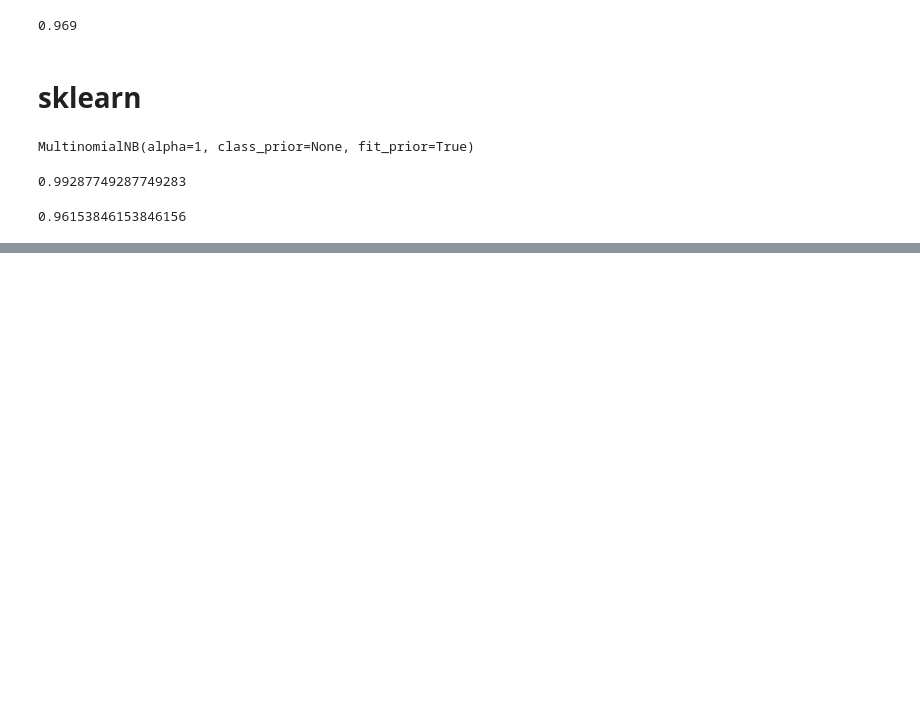
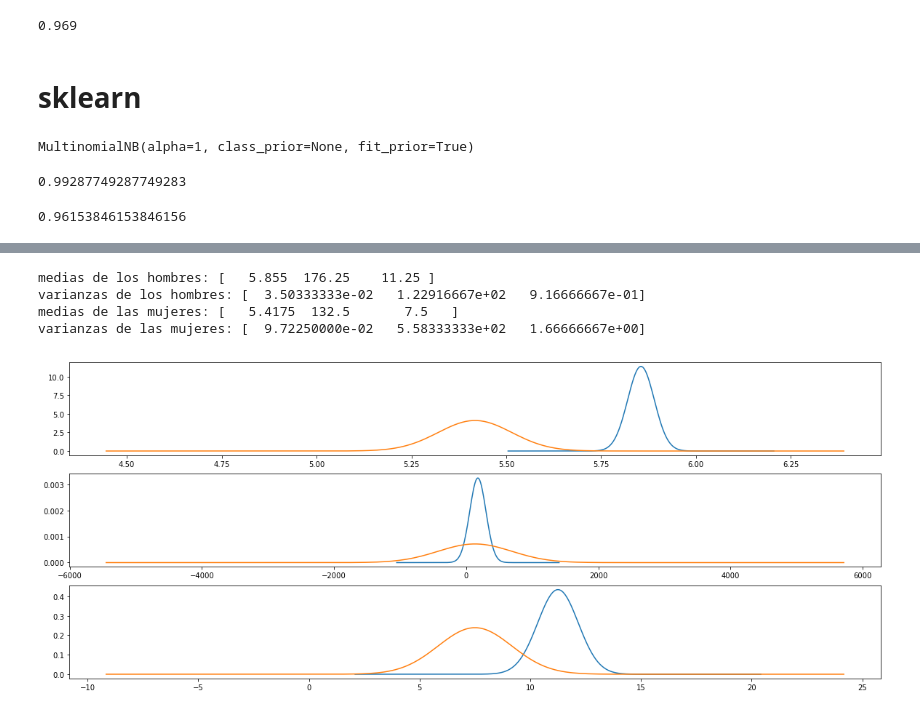
Before and after one commit to lab-ml-itba/Intro-Probabilidad, a Jupyter notebook: Intro_Probabilidad.ipynb, the cells around one changed output, grey strips where cells are left out. Cells and saved outputs as stored; diff of their text form; code cells hidden in the pictures; blank space fills up the shorter version.

Commit message:
Gaussian NB

```diff
--- a/Intro_Probabilidad.ipynb
+++ b/Intro_Probabilidad.ipynb
@@ -584,0 +631,44 @@ clf.score(feature_matrix_test, labels_test)
+# %%
+men_means = GNB_features_matrix[GNB_labels=='hombre',:].mean(axis=0)
+women_means = GNB_features_matrix[GNB_labels=='mujer',:].mean(axis=0)
+men_vars = GNB_features_matrix[GNB_labels=='hombre',:].var(axis=0, ddof=1)
+women_vars = GNB_features_matrix[GNB_labels=='mujer',:].var(axis=0, ddof=1)
+print('medias de los hombres:', men_means)
+print('varianzas de los hombres:', men_vars)
+print('medias de las mujeres:', women_means)
+print('varianzas de las mujeres:', women_vars)
+# %% [output]
+medias de los hombres: [   5.855  176.25    11.25 ]
+varianzas de los hombres: [  3.50333333e-02   1.22916667e+02   9.16666667e-01]
+medias de las mujeres: [   5.4175  132.5       7.5   ]
+varianzas de las mujeres: [  9.72250000e-02   5.58333333e+02   1.66666667e+00]
+# %%
+def gaussian(x, mu, sig):
+    #return norm.pdf(x, loc = mu, scale = sig)
+    return np.exp(-np.power((x - mu)/sig, 2.)/2)/(np.sqrt(2.*np.pi)*sig)
+
+def plot_gaussian(mu=0, sig= 1, points = 200, N = 2, marker=None, label = None, x = None, color = None,
+                  x_label='',y_label='',ax = None, figsize = (20,10), center_label_tick = None):
+    if ax is None:
+        f, ax = plt.subplots(1, 1, sharey=True, sharex=True, figsize = figsize)
+    if x is None:
+        x = np.linspace(mu-N*sig, mu+N*sig, points)
+    y = gaussian(x, mu, sig)
+    ax.plot(x,y, marker = marker, label = label, color = color)
+    ax.set_ylabel(y_label)
+    ax.set_xlabel(x_label)
+
+    if center_label_tick is not None:
+        labels = [item.get_text() for item in ax.get_xticklabels()]
+        labels[int((len(labels)-1)/2)] = center_label_tick
+        ax.set_xticklabels(labels)
+
+    return x, y
+# %%
+f, axs = plt.subplots(3, 1, sharey=False, sharex=False, figsize = (20,8))
+for i, ax in enumerate(axs):
+    plot_gaussian(men_means[i], men_vars[i], ax=ax, N=10)
+    plot_gaussian(women_means[i], women_vars[i], ax=ax, N=10)
+plt.show()
+# %% [output]
+[figure, added]
```
Also changed, not shown: parts of 4 cells of this notebook.
